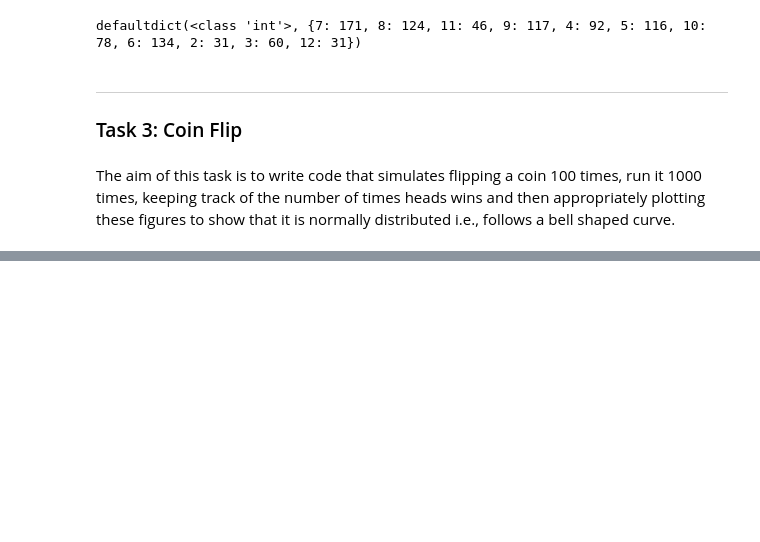
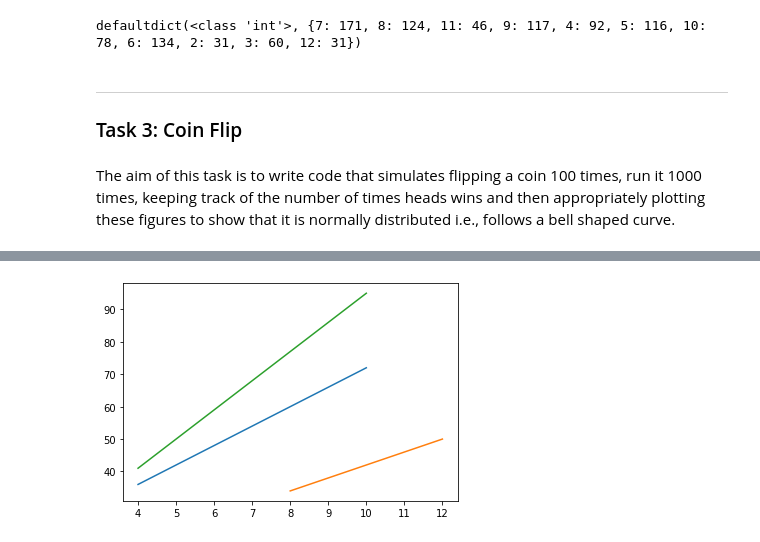
Before and after one commit to hayleydoherty/Data-Analysis-Tasks, a Jupyter notebook: Tasks.ipynb, the cells around one changed output, grey strips where cells are left out. Drawn from its saved outputs; the diff is of its cells as text; code cells hidden in the pictures; blank space fills up the shorter version.

```diff
--- a/Tasks.ipynb
+++ b/Tasks.ipynb
@@ -165,0 +211,12 @@ plt.show()
+# %%
+x3= np.linspace(4, 10, 20)
+a3= 9
+b3= 5
+y3= a3 * x3 + b3
+# %%
+plt.plot(x1, y1)
+plt.plot(x2, y2)
+plt.plot(x3, y3)
+plt.show()
+# %% [output]
+[figure, added]
```
Also changed, not shown: parts of 16 cells of this notebook.
